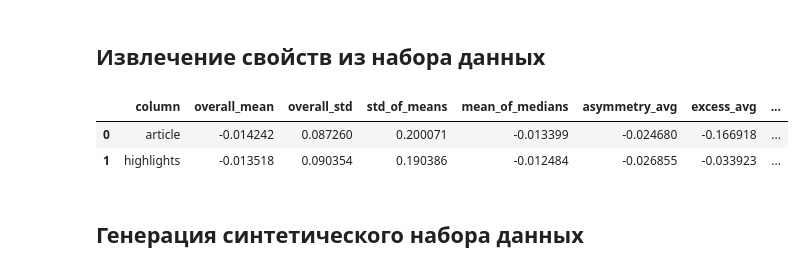
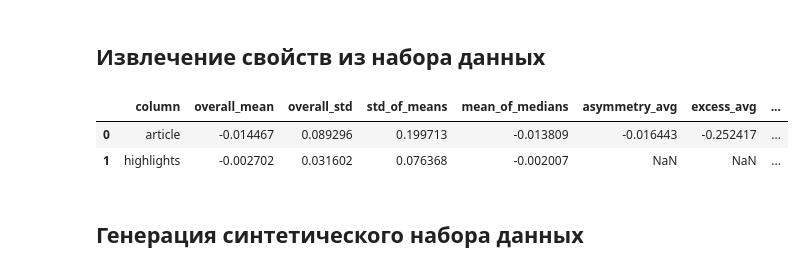
Before and after one commit to syhennie/data-quality-process, a Jupyter notebook: v1/features.ipynb, the cells around one changed output. Drawn from its saved outputs; the diff is of its cells as text; code cells hidden in the pictures.

```diff
--- a/v1/features.ipynb
+++ b/v1/features.ipynb
@@ -90,7 +90,7 @@ from gensim.utils import simple_preprocess
 
 model = FastText.load("../fasttext_lee_background")
 
-MAX_TOKENS_PER_ENTRY = 32
+MAX_TOKENS_PER_ENTRY = 256
 
 def get_vectorised_entries(entries):
     features = []
@@ -116,7 +116,7 @@ def vectorise_entries(entries):
 summary_stats = []
 features_data = []
 
-df_sample = df.sample(10000)
+df_sample = df.sample(1000)
 
 for column in df_sample.columns:
     entries = [x for x in df_sample[column]]
@@ -131,35 +131,35 @@ for column in df_sample.columns:
     # asymmetry = stats.skew(features, axis=0)
     # excess = stats.kurtosis(features, axis=0)
 
     mean = np.mean(vectorised_entries, axis=0)
     standard_deviation = np.std(vectorised_entries, axis=0)
     median = np.median(vectorised_entries, axis=0)
     asymmetry = stats.skew(vectorised_entries, axis=0)
     excess = stats.kurtosis(vectorised_entries, axis=0)
 
     summary_stats.append({
         'column': column,
         'overall_mean': np.mean(mean),
         'overall_std': np.mean(standard_deviation),
         'std_of_means': np.std(mean),
         'mean_of_medians': np.mean(median),
         'asymmetry_avg': np.mean(asymmetry),
         'excess_avg': np.mean(excess),
         'n_entries': len(entries),
         'vector_dim': vectorised_entries.shape[1]
     })
 
     features_data.append({
             'column': column,
             'vectors': features
         })
 
 summary_df = pd.DataFrame(summary_stats)
 summary_df
 # %% [output]
 |  | column | overall_mean | overall_std | std_of_means | mean_of_medians | asymmetry_avg | excess_avg | ... |
-| 0 | article | -0.014242 | 0.087260 | 0.200071 | -0.013399 | -0.024680 | -0.166918 | ... |
-| 1 | highlights | -0.013518 | 0.090354 | 0.190386 | -0.012484 | -0.026855 | -0.033923 | ... |
+| 0 | article | -0.014467 | 0.089296 | 0.199713 | -0.013809 | -0.016443 | -0.252417 | ... |
+| 1 | highlights | -0.002702 | 0.031602 | 0.076368 | -0.002007 | NaN | NaN | ... |
 # %% [markdown]
 ## Генерация синтетического набора данных
 # %%
```
Also changed, not shown: parts of 4 cells of this notebook, 1 other file.
